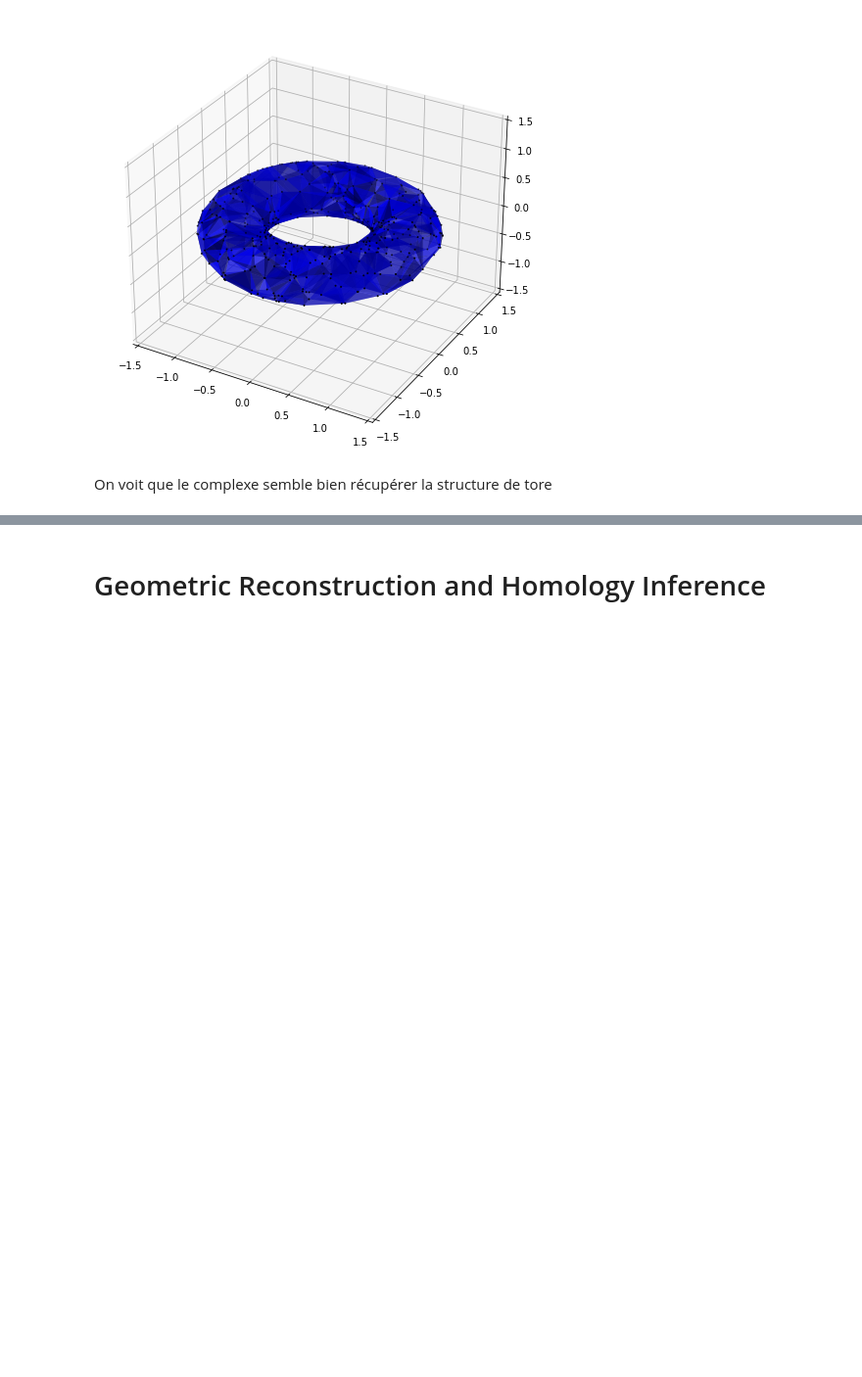
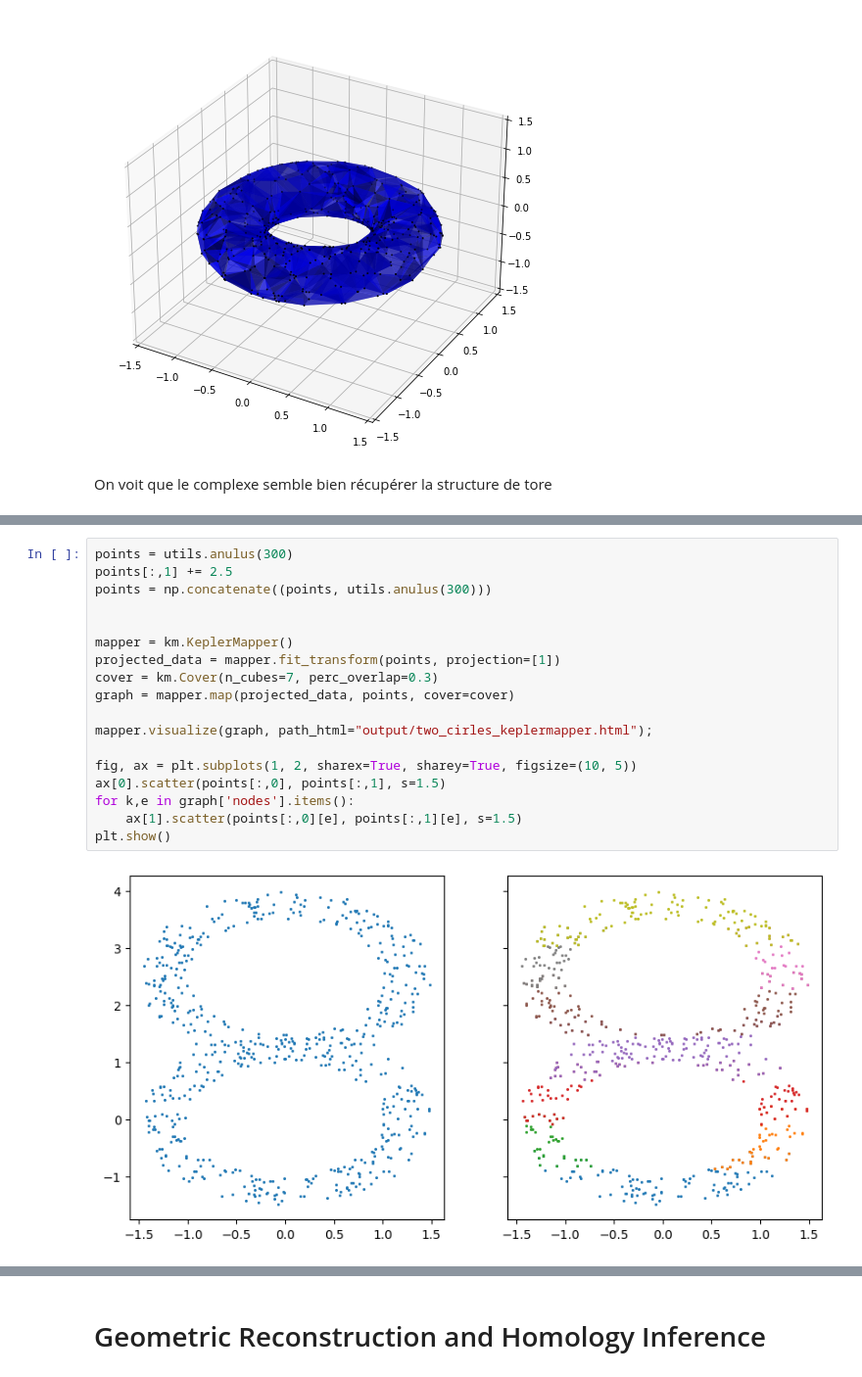
Before and after one commit to florandefossez/TDA_project, a Jupyter notebook: report.ipynb, the cells around one changed output, grey strips where cells are left out. Shown at 98% size. Saved outputs shown, nothing was run; the diff lists cells and outputs as text; blank space fills up the shorter version.

Commit message:
mapper

```diff
--- a/report.ipynb
+++ b/report.ipynb
@@ -100,0 +114,20 @@ On voit que le complexe semble bien récupérer la structure de tore
+# %%
+points = utils.anulus(300)
+points[:,1] += 2.5
+points = np.concatenate((points, utils.anulus(300)))
+
+
+mapper = km.KeplerMapper()
+projected_data = mapper.fit_transform(points, projection=[1])
+cover = km.Cover(n_cubes=7, perc_overlap=0.3)
+graph = mapper.map(projected_data, points, cover=cover)
+
+mapper.visualize(graph, path_html="output/two_cirles_keplermapper.html");
+
+fig, ax = plt.subplots(1, 2, sharex=True, sharey=True, figsize=(10, 5))
+ax[0].scatter(points[:,0], points[:,1], s=1.5)
+for k,e in graph['nodes'].items():
+    ax[1].scatter(points[:,0][e], points[:,1][e], s=1.5)
+plt.show()
+# %% [output]
+[figure, added]
```
Also changed, not shown: parts of 4 cells of this notebook, 2 other files.
